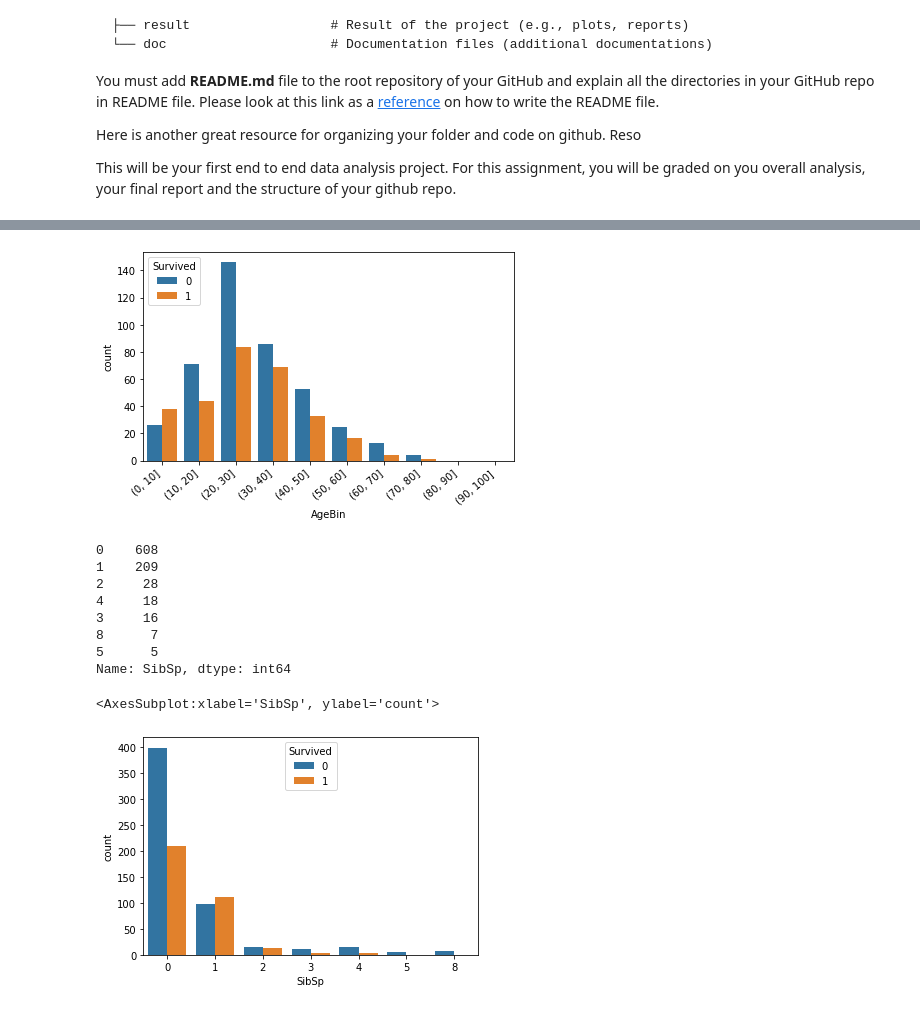
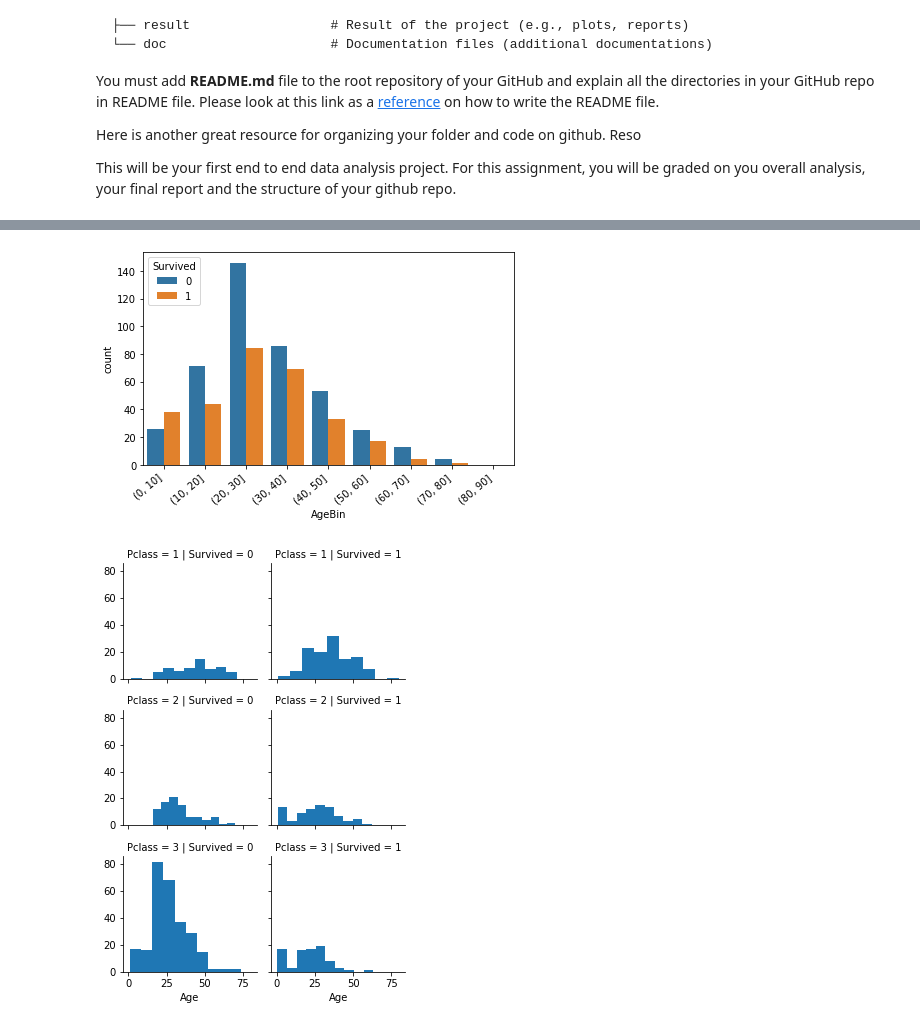
Before and after one commit to sfc-gh-arath/Langara-CPSC-4800-W01-assignment3, a Jupyter notebook: src/AswineeRath-Assignment_3_Part_2.ipynb, the cells around one changed output, grey strips where cells are left out. Saved outputs shown, nothing was run; the diff lists cells and outputs as text; code cells hidden in the pictures.

```diff
--- a/src/AswineeRath-Assignment_3_Part_2.ipynb
+++ b/src/AswineeRath-Assignment_3_Part_2.ipynb
@@ -87,0 +58,11 @@ dtype: int64
+# %%
+#list columns in the file
+df.info( show_counts=True)
+
+#number of unique vlaues in each column
+print(color.BOLD+"Number of unique vlaues in each column"+color.END)
+print(df.nunique())
+
+#lets change 0 to No and 1 to Yes for Survived
+df['Survived'] = df['Survived'].replace(to_replace= {0:'NO',1:"YES"})
+df['Pclass'] = df['Pclass'].replace(to_replace= {1:'1st',2:"2nd",3:"3rd"})
@@ -157,27 +152,20 @@ dtype: int64
 # %%
 #Determine the survival rate is associated to the age
-#bin the the by 10 years
+#bin the age groups by 10 years
 
-bins = [0,10,20,30,40,50,60,70,80,90,100]
+bins = [0,10,20,30,40,50,60,70,80,90]
 df['AgeBin'] = pd.cut(df['Age'],bins)
+#display(df.groupby(["AgeBin","Pclass","Sex"]).size())
 #display(df)
 ax = sns.countplot(x='AgeBin',hue='Survived',data=df)
 ax.set_xticklabels(ax.get_xticklabels(), rotation=40, ha="right")
 plt.tight_layout()
 plt.show()
+
+#Plot age vs class vs survival rate
+grid = sns.FacetGrid(df, col='Survived', row='Pclass', height=2.2,aspect=1)
+grid.map(plt.hist, 'Age')
+grid.add_legend();
 # %% [output]
-[figure, old version]
+[figure, new version]
+[figure, added]
-# %%
-print(df["SibSp"].value_counts())
-sns.countplot(x='SibSp',hue='Survived',data=df)
-# %% [output]
-0    608
-1    209
-2     28
-4     18
-3     16
-8      7
-5      5
-Name: SibSp, dtype: int64
-<AxesSubplot:xlabel='SibSp', ylabel='count'>
-[figure, removed]
```
Also changed, not shown: parts of 6 cells of this notebook.
